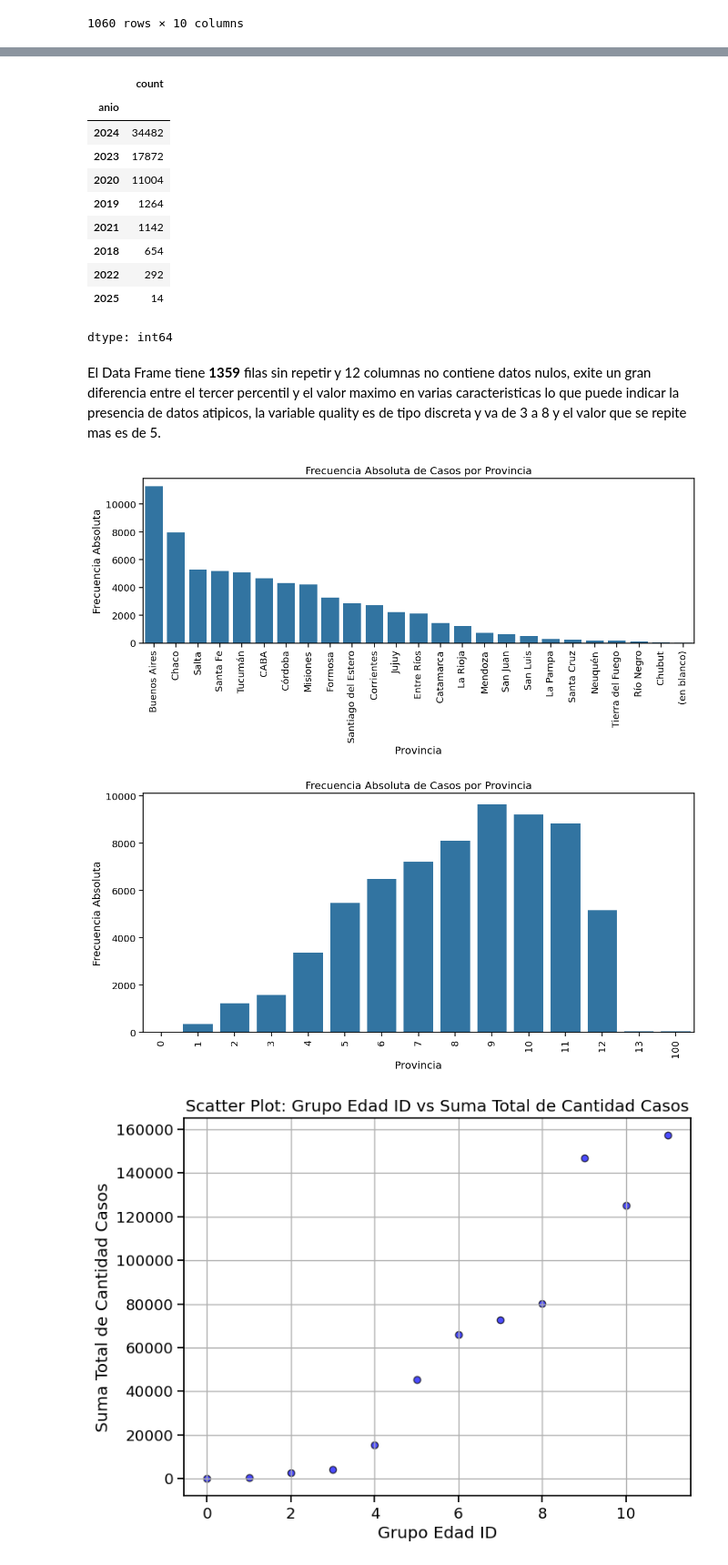
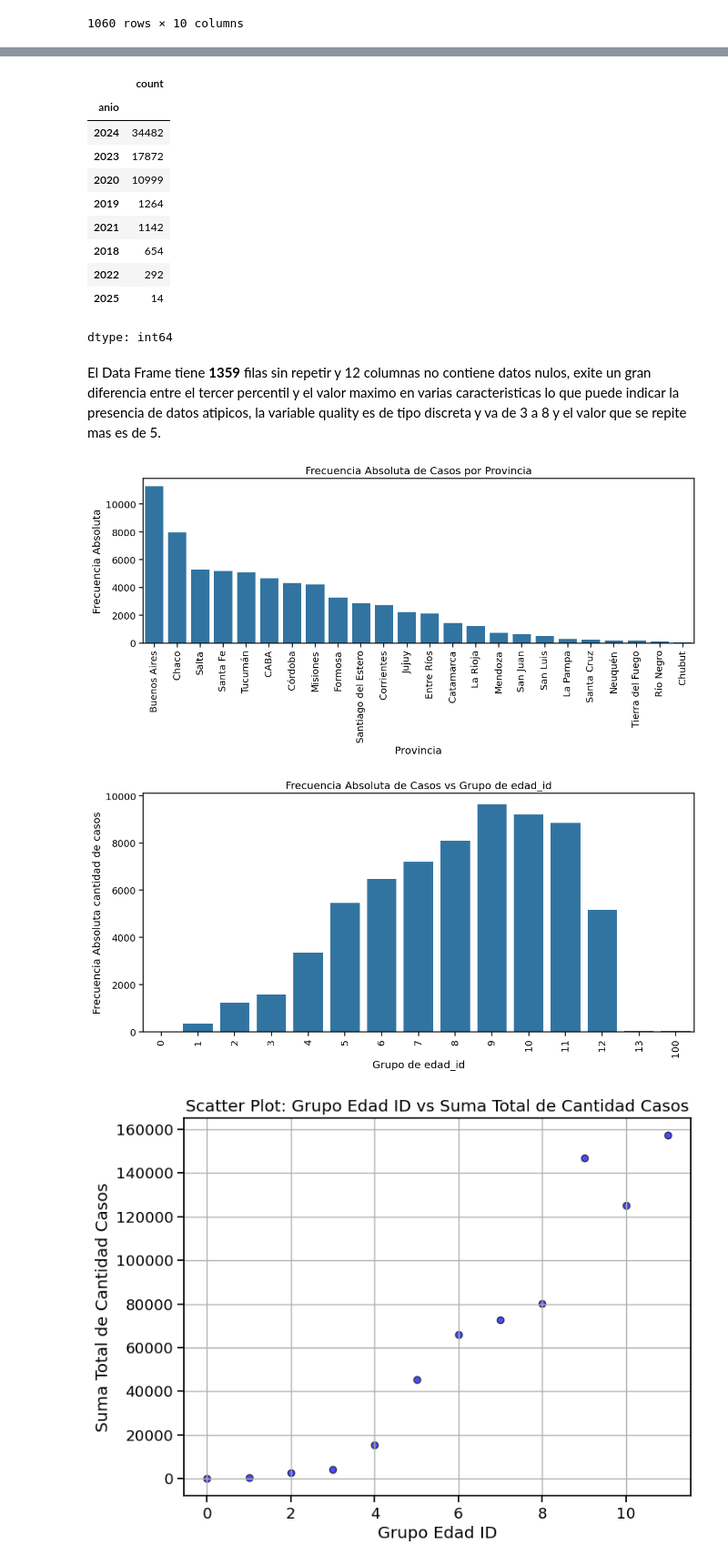
Before and after one commit to migue212852/SistemaSalud, a Jupyter notebook: Análisis_Casos_de_Dengue_en_Arg.ipynb, the cells around one changed output, grey strips where cells are left out. Shown at 91% size. Saved outputs shown, nothing was run; the diff lists cells and outputs as text; code cells hidden in the pictures.

```diff
--- a/Análisis_Casos_de_Dengue_en_Arg.ipynb
+++ b/Análisis_Casos_de_Dengue_en_Arg.ipynb
@@ -351,0 +372,6 @@ df_filtrado[df_filtrado['provincia_nombre']=='(en blanco)']
+# %%
+#concatenamos al dataset delete, los registros con variables blancas
+df_delete = pd.concat([df_delete, df_up[df_up['provincia_nombre'] == '(en blanco)']], ignore_index=True)
+
+print(df_delete.shape)
+display(df_delete)
@@ -371,7 +411,7 @@ df_filtrado['anio'].value_counts()
 | anio |  |
 | 2024 | 34482 |
 | 2023 | 17872 |
-| 2020 | 11004 |
+| 2020 | 10999 |
 | 2019 | 1264 |
 | 2021 | 1142 |
 | 2018 | 654 |
@@ -397,25 +437,25 @@ plt.ylabel('Frecuencia Absoluta')
 plt.tight_layout()  # Ajustar los márgenes para evitar solapamientos
 plt.show()
 # %% [output]
-[figure, old version]
+[figure, new version]
 # %%
-# Crear un gráfico de barras ordenado por frecuencia
+# Crear un gráfico de barras
 plt.figure(figsize=(12, 6))
-sns.countplot(data=df_filtrado, x='grupo_edad_id')#, order=df['grupo_edad_id'].value_counts().index)
+sns.countplot(data=df_filtrado, x='grupo_edad_id')
 
 # Rotar las etiquetas del eje X para mayor claridad
 plt.xticks(rotation=90)
 
 # Agregar título y etiquetas a los ejes
-plt.title('Frecuencia Absoluta de Casos por Provincia')
-plt.xlabel('Provincia')
-plt.ylabel('Frecuencia Absoluta')
+plt.title('Frecuencia Absoluta de Casos vs Grupo de edad_id')
+plt.xlabel('Grupo de edad_id')
+plt.ylabel('Frecuencia Absoluta cantidad de casos')
 
 # Mostrar el gráfico
 plt.tight_layout()  # Ajustar los márgenes para evitar solapamientos
 plt.show()
 # %% [output]
-[figure, old version]
+[figure, new version]
 # %%
 # Agrupar por 'grupo_edad_id' y sumar los valores de 'cantidad_casos'
 data_grouped = df_filtrado[df_filtrado['grupo_edad_id']<=11].groupby('grupo_edad_id')['cantidad_casos'].sum()
```
Also changed, not shown: parts of 24 cells of this notebook.
